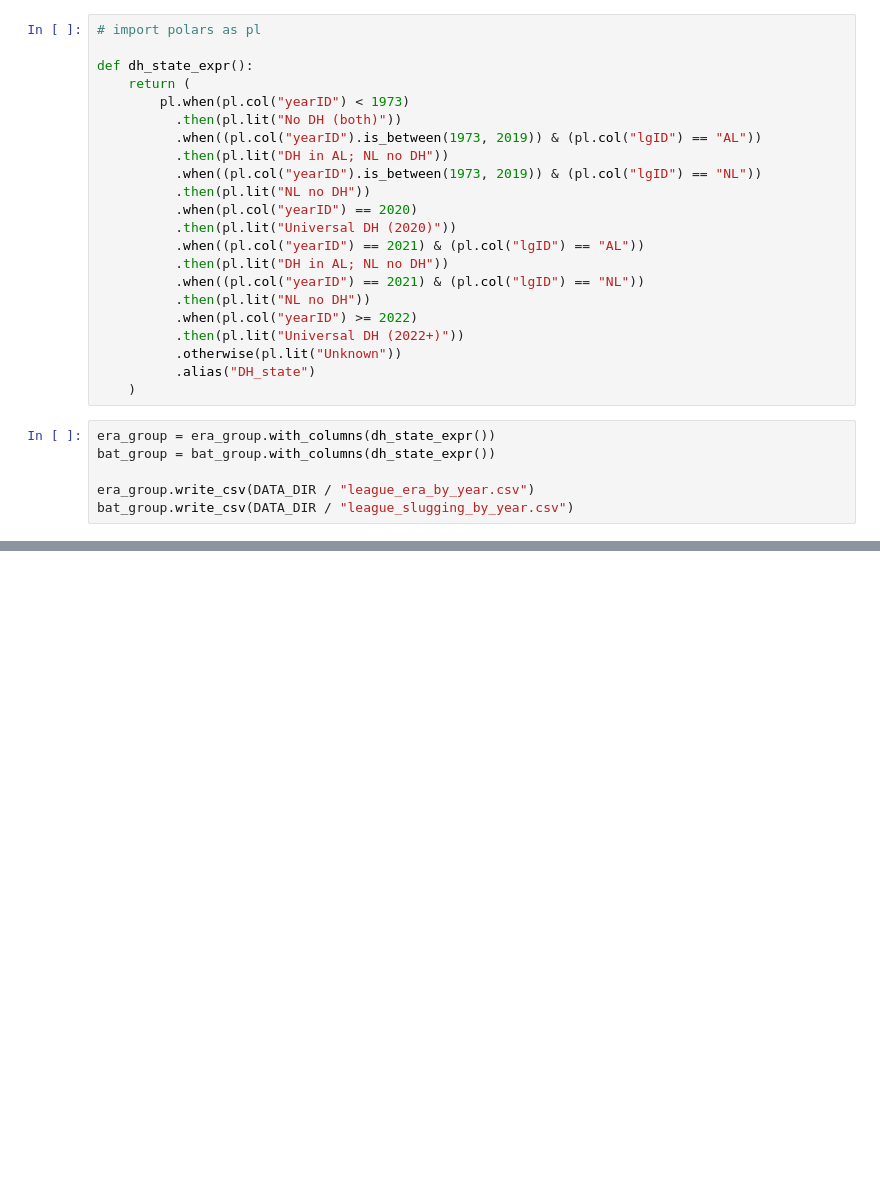
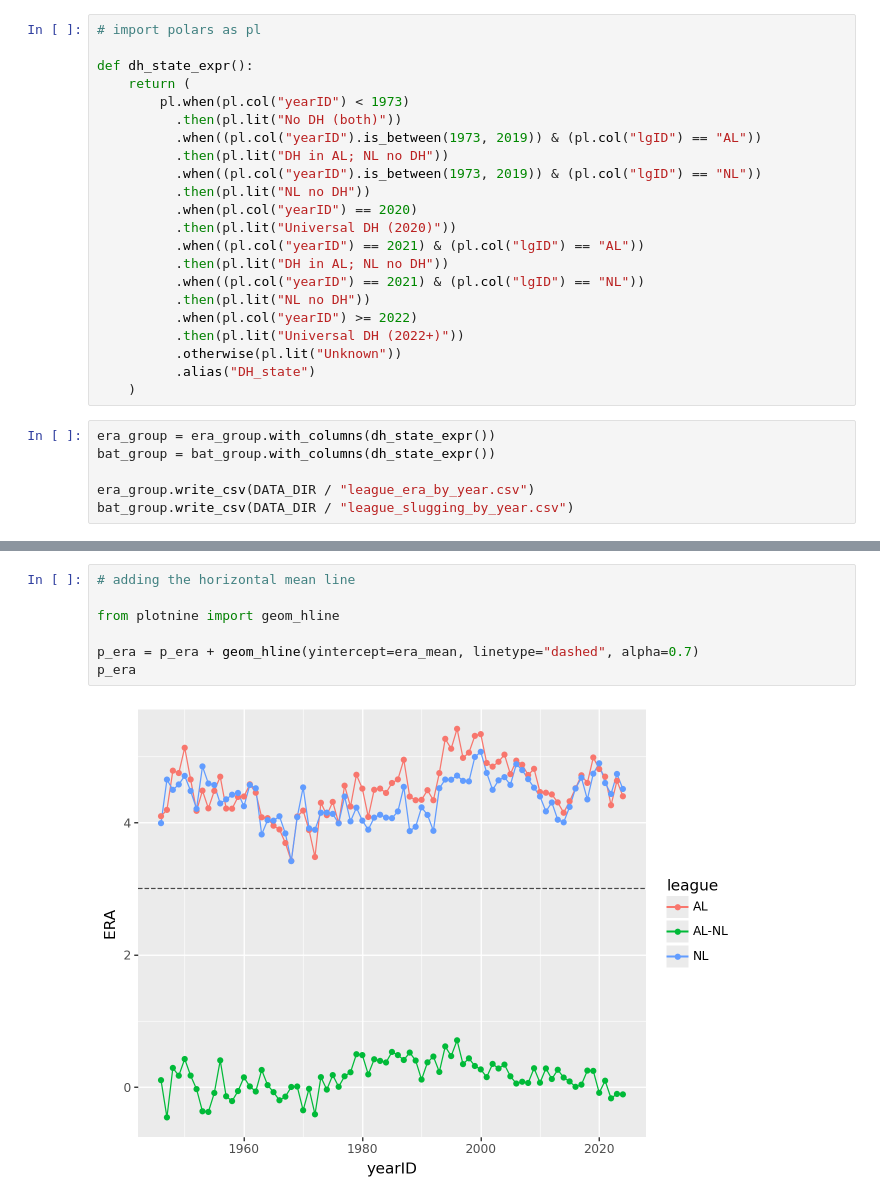
Before and after one commit to Maxman0001/lab2, a Jupyter notebook: comparing_league_wide_ERA.ipynb, the cells around one changed output, grey strips where cells are left out. Cells and saved outputs as stored; diff of their text form; blank space fills up the shorter version.

```diff
--- a/comparing_league_wide_ERA.ipynb
+++ b/comparing_league_wide_ERA.ipynb
@@ -122,0 +232,9 @@ shape: (5, 10)
+# %%
+# adding the horizontal mean line
+
+from plotnine import geom_hline
+
+p_era = p_era + geom_hline(yintercept=era_mean, linetype="dashed", alpha=0.7)
+p_era
+# %% [output]
+[figure, added]
```
Also changed, not shown: parts of 29 cells of this notebook, 3 other files.
